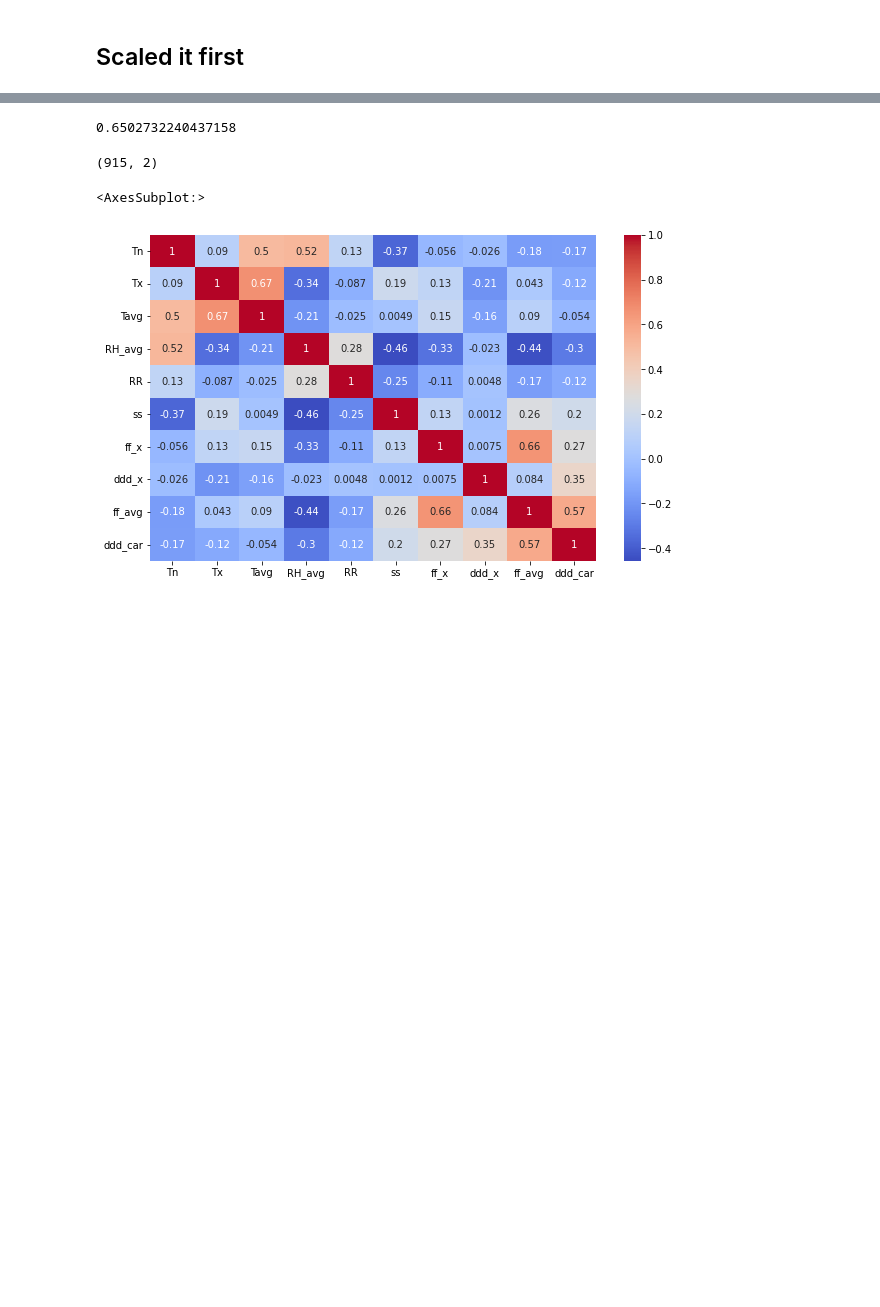
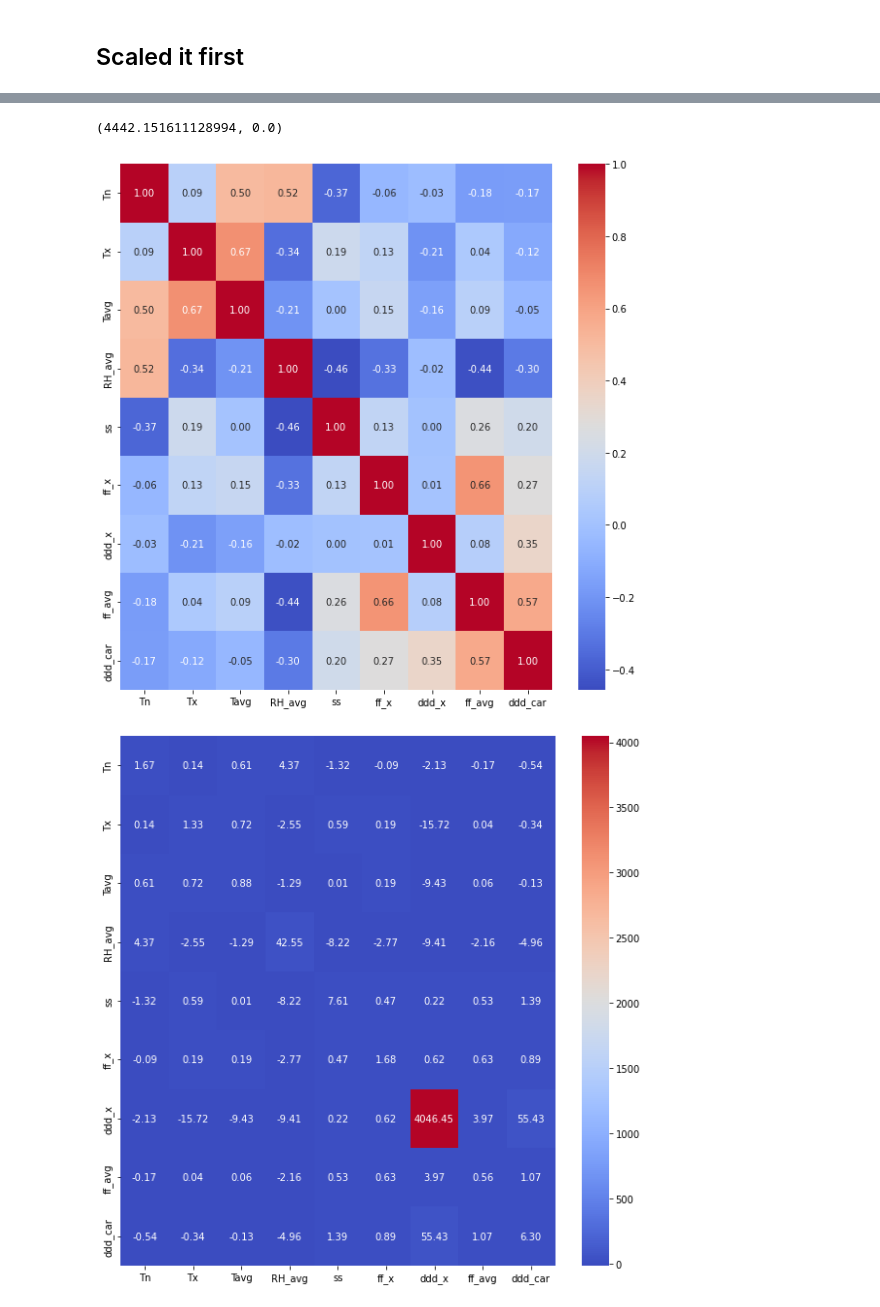
Before and after one commit to rachyharkov/pca-climate-data, a Jupyter notebook: notebook.ipynb, the cells around one changed output, grey strips where cells are left out. Saved outputs shown, nothing was run; the diff lists cells and outputs as text; code cells hidden in the pictures; blank space fills up the shorter version.

```diff
--- a/notebook.ipynb
+++ b/notebook.ipynb
@@ -296,22 +387,26 @@ X_train_pca, X_test_pca, y_train_pca, y_test_pca = train_test_split(X_pca, y, te
-# %%
-model = LogisticRegression(max_iter=1000)
-model.fit(X_train_pca, y_train_pca)
-model.score(X_test_pca, y_test_pca)
-# %% [output]
-0.6502732240437158
-# %%
-pca = PCA(n_components=2)
-X_pca = pca.fit_transform(X)
-X_pca.shape
-# %% [output]
-(915, 2)
-# %%
-# check what features are important
-import matplotlib.pyplot as plt
-import seaborn as sns
-
-plt.figure(figsize=(10, 6))
-sns.heatmap(df.corr(), annot=True, cmap='coolwarm')
-# %% [output]
-<AxesSubplot:>
-[figure, removed]
+# %%
+# Bartlett’s Test
+from factor_analyzer.factor_analyzer import calculate_bartlett_sphericity
+chi_square_value,p_value=calculate_bartlett_sphericity(X_scaled)
+
+chi_square_value, p_value
+# %% [output]
+(4442.151611128994, 0.0)
+# %%
+# Anti-image correlation matrix
+import seaborn as sns
+import matplotlib.pyplot as plt
+
+corr = X.corr()
+plt.figure(figsize=(10, 10))
+sns.heatmap(corr, annot=True, fmt='.2f', cmap='coolwarm')
+plt.show()
+
+# Anti-image covariance matrix
+cov = X.cov()
+plt.figure(figsize=(10, 10))
+sns.heatmap(cov, annot=True, fmt='.2f', cmap='coolwarm')
+plt.show()
+# %% [output]
+[figure, added]
+[figure, added]
```
Also changed, not shown: parts of 24 cells of this notebook, 1 other file.
